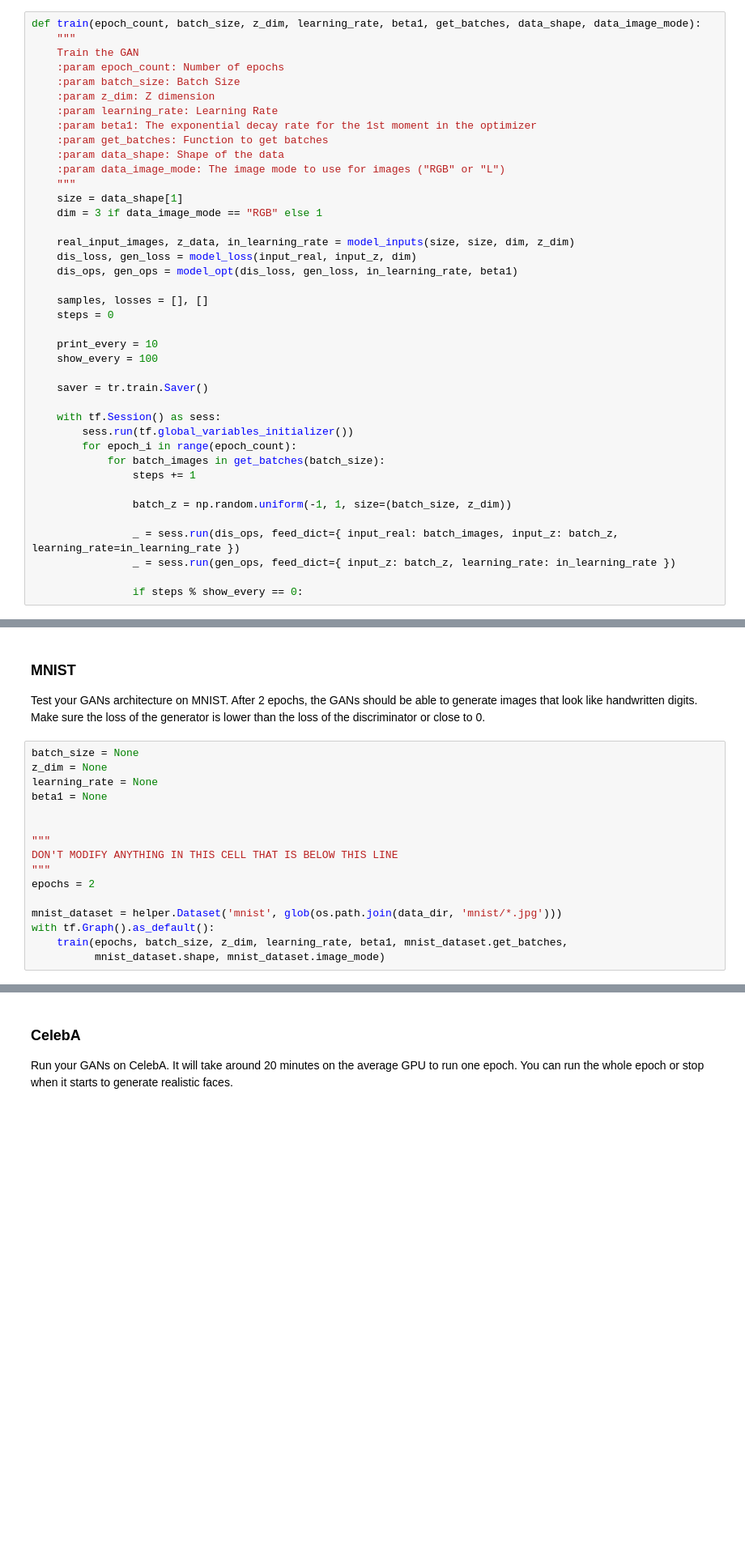
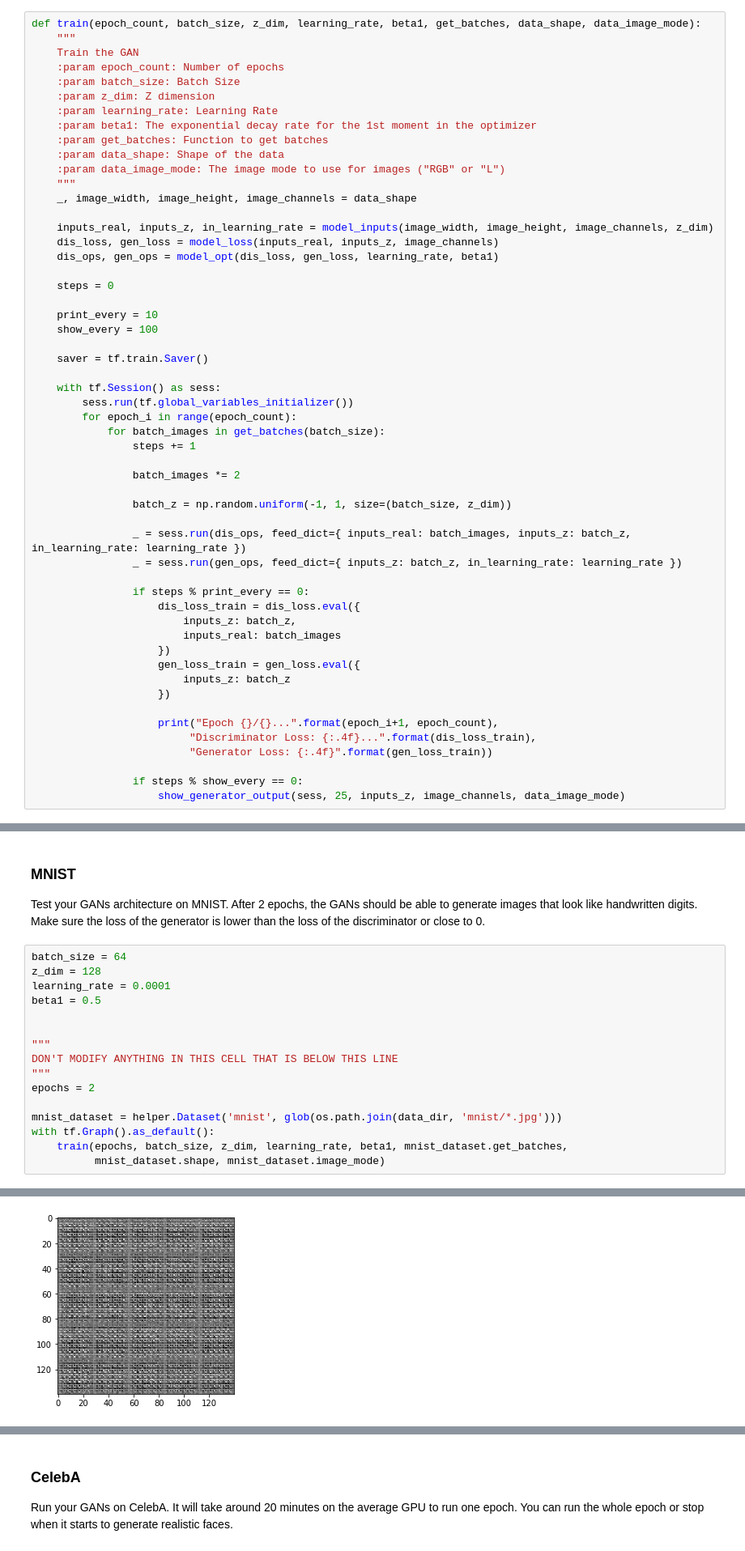
Before and after one commit to RyanCCollins/deep-learning-nd, a Jupyter notebook: project5/dlnd_face_generation.ipynb, the cells around one changed output, grey strips where cells are left out. Shown at 81% size. Drawn from its saved outputs; the diff is of its cells as text; blank space fills up the shorter version.

```diff
--- a/project5/dlnd_face_generation.ipynb
+++ b/project5/dlnd_face_generation.ipynb
@@ -327,20 +325,18 @@ def train(epoch_count, batch_size, z_dim, learning_rate, beta1, get_batches, dat
     :param data_shape: Shape of the data
     :param data_image_mode: The image mode to use for images ("RGB" or "L")
     """
-    size = data_shape[1]
-    dim = 3 if data_image_mode == "RGB" else 1
+    _, image_width, image_height, image_channels = data_shape
 
-    real_input_images, z_data, in_learning_rate = model_inputs(size, size, dim, z_dim)
-    dis_loss, gen_loss = model_loss(input_real, input_z, dim)
-    dis_ops, gen_ops = model_opt(dis_loss, gen_loss, in_learning_rate, beta1)
+    inputs_real, inputs_z, in_learning_rate = model_inputs(image_width, image_height, image_channels, z_dim)
+    dis_loss, gen_loss = model_loss(inputs_real, inputs_z, image_channels)
+    dis_ops, gen_ops = model_opt(dis_loss, gen_loss, learning_rate, beta1)
 
-    samples, losses = [], []
     steps = 0
 
     print_every = 10
     show_every = 100
 
-    saver = tr.train.Saver()
+    saver = tf.train.Saver()
 
     with tf.Session() as sess:
         sess.run(tf.global_variables_initializer())
@@ -348,9 +344,25 @@ def train(epoch_count, batch_size, z_dim, learning_rate, beta1, get_batches, dat
             for batch_images in get_batches(batch_size):
                 steps += 1
 
+                batch_images *= 2
+
                 batch_z = np.random.uniform(-1, 1, size=(batch_size, z_dim))
 
-                _ = sess.run(dis_ops, feed_dict={ input_real: batch_images, input_z: batch_z, learning_rate=in_learning_rate })
-                _ = sess.run(gen_ops, feed_dict={ input_z: batch_z, learning_rate: in_learning_rate })
+                _ = sess.run(dis_ops, feed_dict={ inputs_real: batch_images, inputs_z: batch_z, in_learning_rate: learning_rate })
+                _ = sess.run(gen_ops, feed_dict={ inputs_z: batch_z, in_learning_rate: learning_rate })
+
+                if steps % print_every == 0:
+                    dis_loss_train = dis_loss.eval({
+                        inputs_z: batch_z,
+                        inputs_real: batch_images
+                    })
+                    gen_loss_train = gen_loss.eval({
+                        inputs_z: batch_z
+                    })
+
+                    print("Epoch {}/{}...".format(epoch_i+1, epoch_count),
+                         "Discriminator Loss: {:.4f}...".format(dis_loss_train),
+                         "Generator Loss: {:.4f}".format(gen_loss_train))
 
                 if steps % show_every == 0:
+                    show_generator_output(sess, 25, inputs_z, image_channels, data_image_mode)
@@ -360,10 +370,10 @@ SyntaxError: unexpected EOF while parsing (<ipython-input-26-6124f1f08194>, line
 ### MNIST
 Test your GANs architecture on MNIST.  After 2 epochs, the GANs should be able to generate images that look like handwritten digits.  Make sure the loss of the generator is lower than the loss of the discriminator or close to 0.
 # %%
-batch_size = None
-z_dim = None
-learning_rate = None
-beta1 = None
+batch_size = 64
+z_dim = 128
+learning_rate = 0.0001
+beta1 = 0.5
 
 
 """
@@ -375,3 +385,4 @@ mnist_dataset = helper.Dataset('mnist', glob(os.path.join(data_dir, 'mnist/*.jpg
 with tf.Graph().as_default():
     train(epochs, batch_size, z_dim, learning_rate, beta1, mnist_dataset.get_batches,
           mnist_dataset.shape, mnist_dataset.image_mode)
+# %% [output]
@@ -377,0 +399 @@ with tf.Graph().as_default():
+[figure, added]
```
Also changed, not shown: parts of 6 cells of this notebook, 2 other files.
